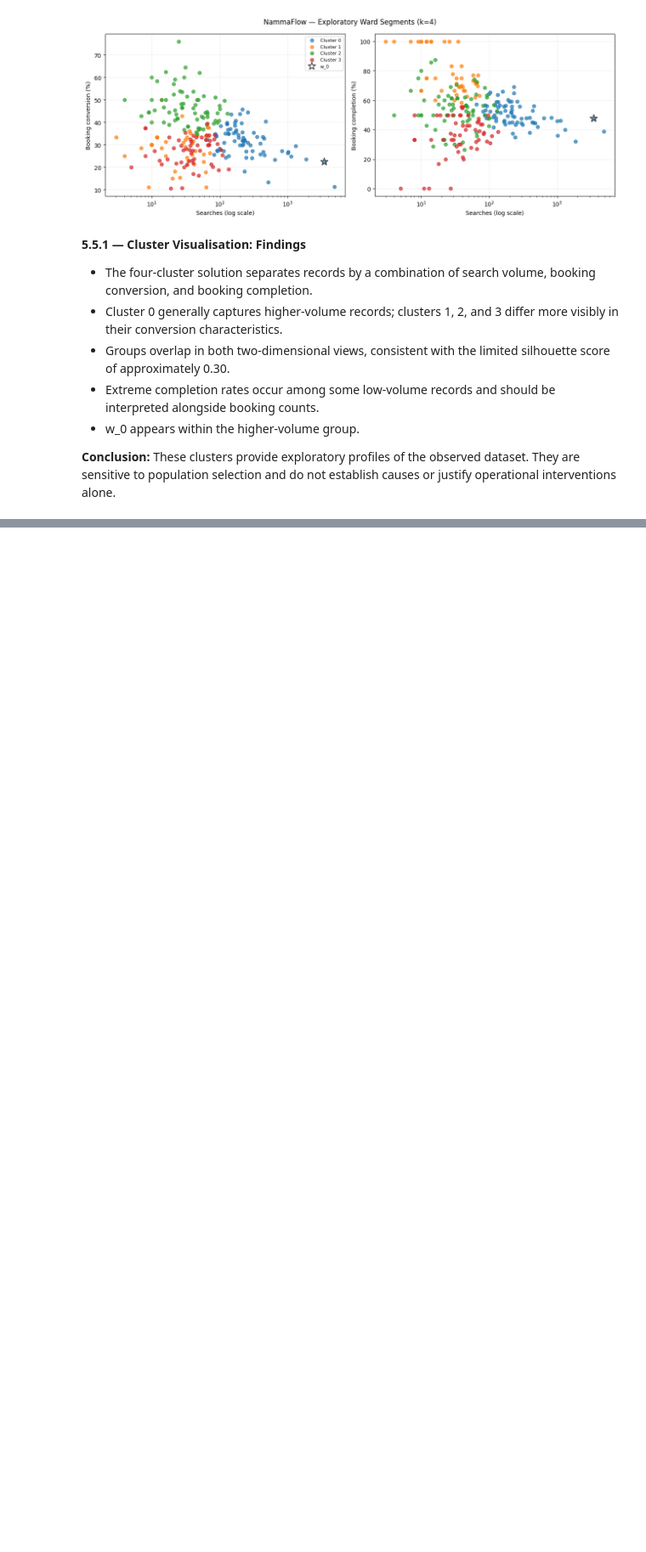
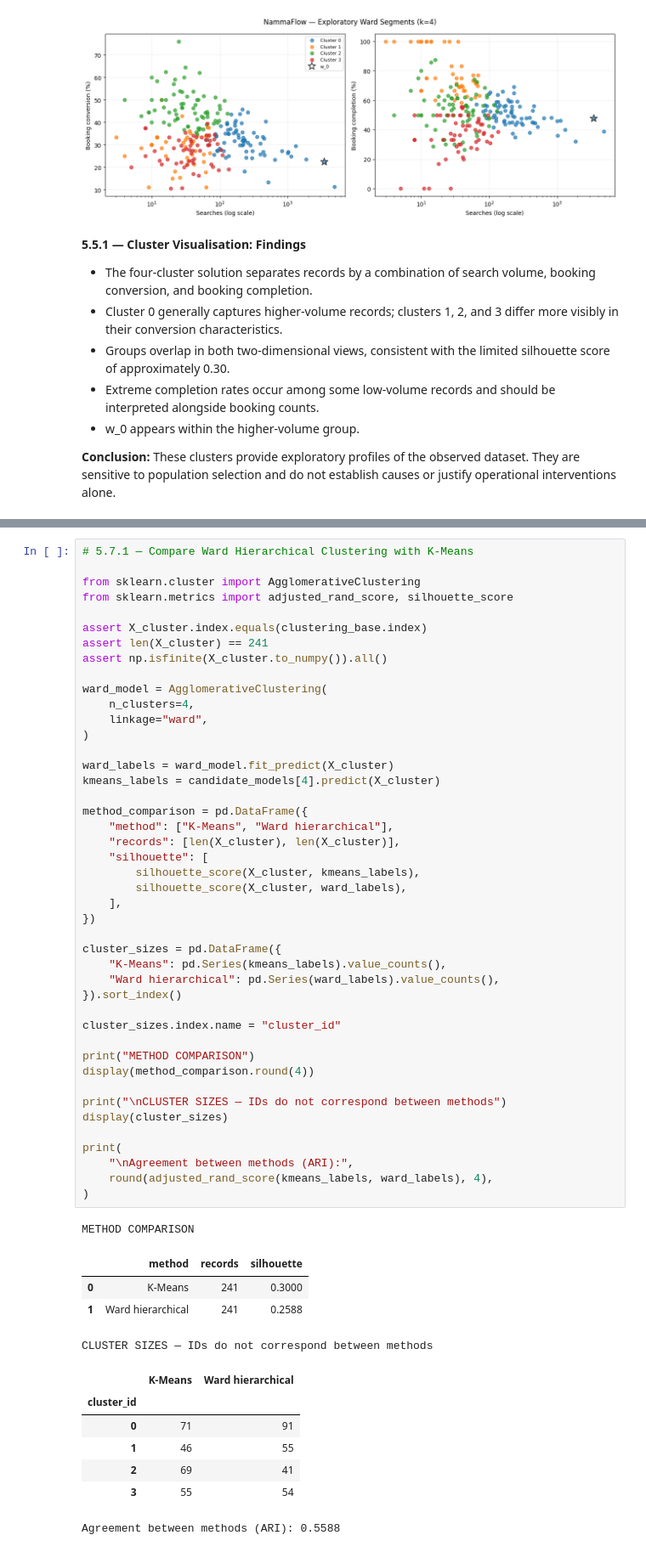
Before and after one commit to Narasimhan15/NammaFlow, a Jupyter notebook: notebooks/05_ward_clustering.ipynb, the cells around one changed output, grey strips where cells are left out. Shown at 85% size. Saved outputs shown, nothing was run; the diff lists cells and outputs as text; blank space fills up the shorter version.

```diff
--- a/notebooks/05_ward_clustering.ipynb
+++ b/notebooks/05_ward_clustering.ipynb
@@ -1214,0 +1230,57 @@ Reloaded assignments match.
+# %%
+# 5.7.1 — Compare Ward Hierarchical Clustering with K-Means
+
+from sklearn.cluster import AgglomerativeClustering
+from sklearn.metrics import adjusted_rand_score, silhouette_score
+
+assert X_cluster.index.equals(clustering_base.index)
+assert len(X_cluster) == 241
+assert np.isfinite(X_cluster.to_numpy()).all()
+
+ward_model = AgglomerativeClustering(
+    n_clusters=4,
+    linkage="ward",
+)
+
+ward_labels = ward_model.fit_predict(X_cluster)
+kmeans_labels = candidate_models[4].predict(X_cluster)
+
+method_comparison = pd.DataFrame({
+    "method": ["K-Means", "Ward hierarchical"],
+    "records": [len(X_cluster), len(X_cluster)],
+    "silhouette": [
+        silhouette_score(X_cluster, kmeans_labels),
+        silhouette_score(X_cluster, ward_labels),
+    ],
+})
+
+cluster_sizes = pd.DataFrame({
+    "K-Means": pd.Series(kmeans_labels).value_counts(),
+    "Ward hierarchical": pd.Series(ward_labels).value_counts(),
+}).sort_index()
+
+cluster_sizes.index.name = "cluster_id"
+
+print("METHOD COMPARISON")
+display(method_comparison.round(4))
+
+print("\nCLUSTER SIZES — IDs do not correspond between methods")
+display(cluster_sizes)
+
+print(
+    "\nAgreement between methods (ARI):",
+    round(adjusted_rand_score(kmeans_labels, ward_labels), 4),
+)
+# %% [output]
+METHOD COMPARISON
+|  | method | records | silhouette |
+| 0 | K-Means | 241 | 0.3000 |
+| 1 | Ward hierarchical | 241 | 0.2588 |
+CLUSTER SIZES — IDs do not correspond between methods
+|  | K-Means | Ward hierarchical |
+| cluster_id |  |  |
+| 0 | 71 | 91 |
+| 1 | 46 | 55 |
+| 2 | 69 | 41 |
+| 3 | 55 | 54 |
+Agreement between methods (ARI): 0.5588
```
Also changed, not shown: parts of 11 cells of this notebook, 5 other files.
